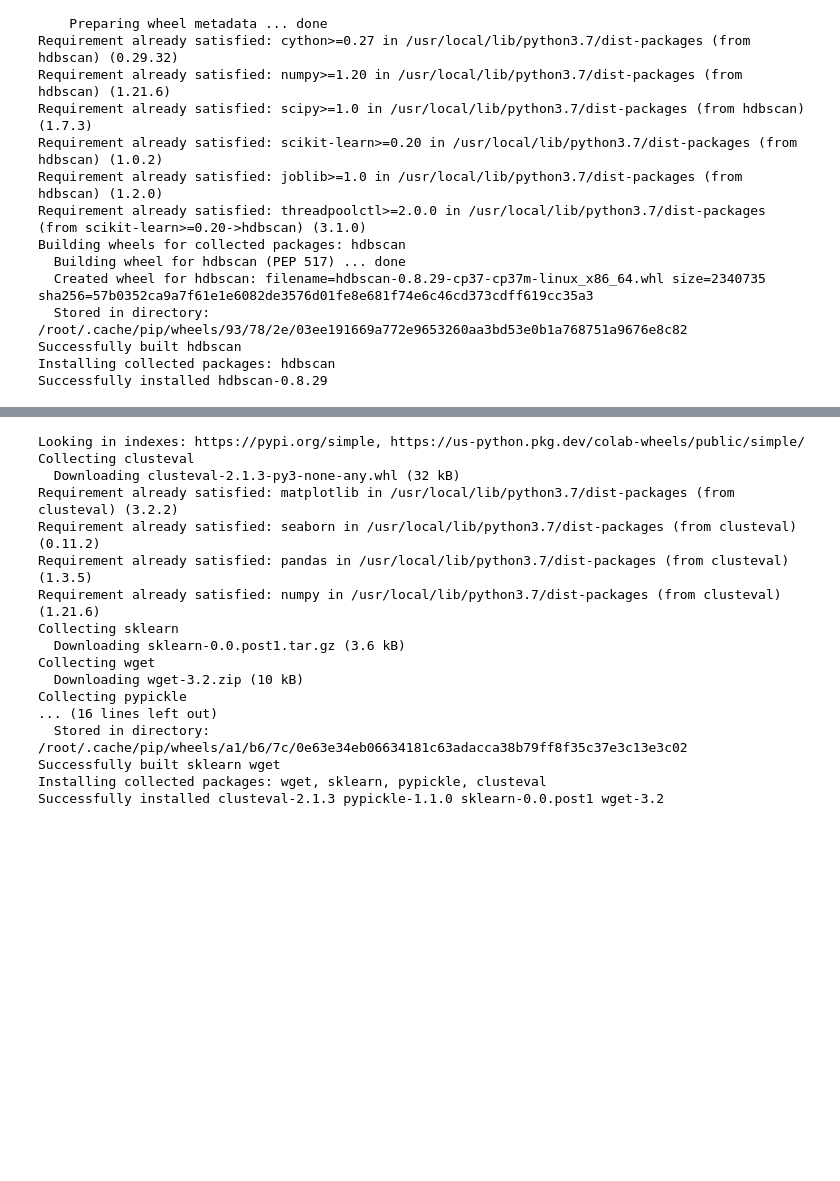
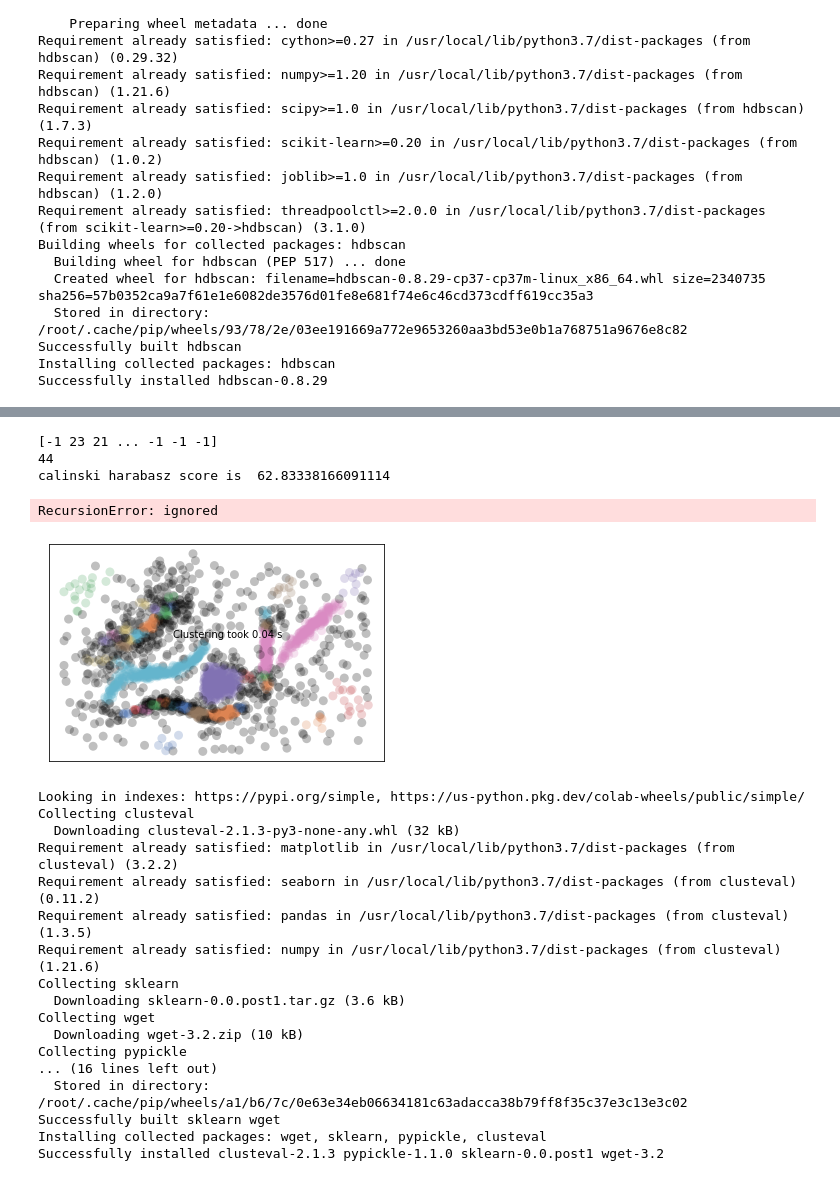
Before and after one commit to rahulgupta743/Enhance-the-dark, a Jupyter notebook: latest_CW5.ipynb, the cells around one changed output, grey strips where cells are left out. Drawn from its saved outputs; the diff is of its cells as text; code cells hidden in the pictures; blank space fills up the shorter version.

```diff
--- a/latest_CW5.ipynb
+++ b/latest_CW5.ipynb
@@ -320,0 +314,10 @@ None
+# %%
+import hdbscan
+hdb1 = hdbscan.HDBSCAN(algorithm='best')
+plot_clusters(data_standardizer(data) , hdb1)
+# %% [output]
+[-1 23 21 ... -1 -1 -1]
+44
+calinski harabasz score is  62.83338166091114
+RecursionError: ignored
+[figure, added]
```
Also changed, not shown: parts of 12 cells of this notebook.
